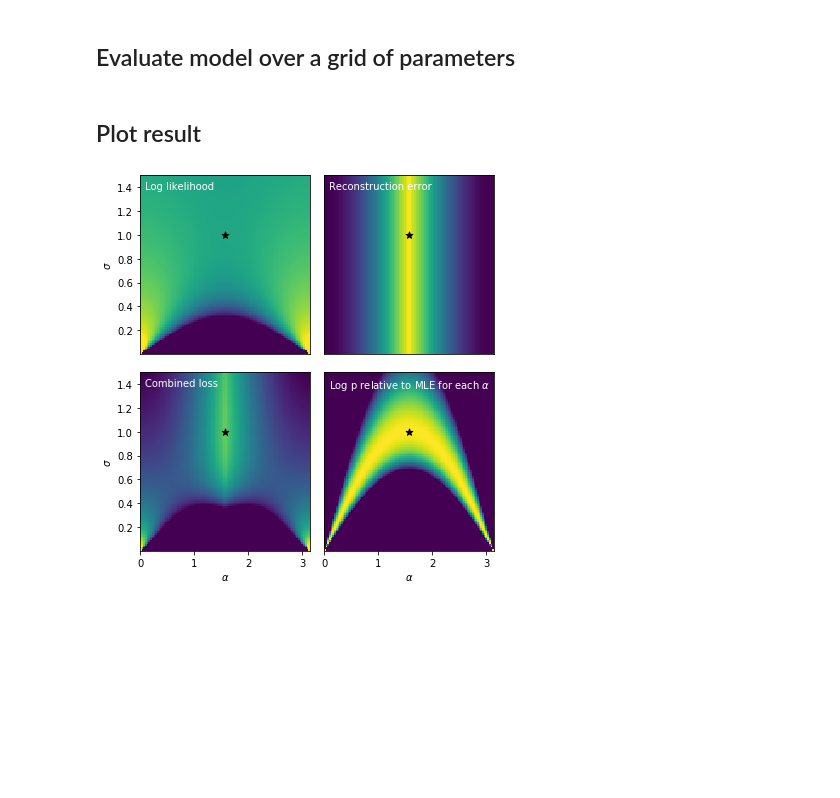
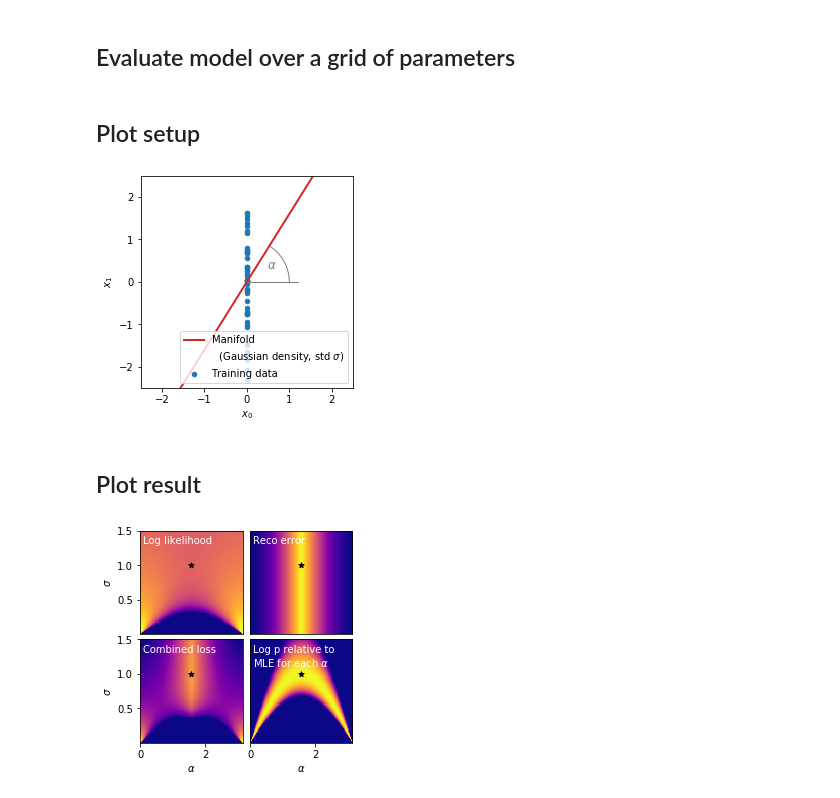
Before and after one commit to johannbrehmer/manifold-flow, a Jupyter notebook: experiments/notebooks/likelihood_instability_demo.ipynb, the cells around one changed output. Drawn from its saved outputs; the diff is of its cells as text; code cells hidden in the pictures; blank space fills up the shorter version.

```diff
--- a/experiments/notebooks/likelihood_instability_demo.ipynb
+++ b/experiments/notebooks/likelihood_instability_demo.ipynb
@@ -53,85 +56,107 @@ for alpha, std in zip(alpha_grid, std_grid):
 
 log_prob_grid = np.array(log_prob_grid).reshape(res, res)
 delta_x_grid = np.array(delta_x_grid).reshape(res, res)
+# %% [markdown]
+## Plot setup
+# %%
+fig, ax = ps.figure()
+
+plt.plot([0, 1.2], [0, 0], c="0.5", lw=1.)
+angles=np.linspace(0,np.arctan(8./5.), 100)
+plt.plot(np.cos(angles), np.sin(angles), c="0.5", lw=1.)
+plt.text(0.6, 0.4, r"$\alpha$", c="0.5", fontsize=12, ha="center", va="center")
+plt.scatter(x[:50,0], x[:50,1], s=20., c="C0", label="Training data")
+plt.plot([-5, 5], [-8, 8], c="C3", lw=2., label=r"Manifold")
+plt.plot([], [], c="white", ls=" ", label=r"  (Gaussian density, std $\sigma$)")
+plt.legend(loc="lower right")
+ax.axis("equal")
+plt.xlim(-2.5, 2.5)
+plt.ylim(-2.5, 2.5)
+plt.xlabel(r"$x_0$")
+plt.ylabel(r"$x_1$")
+
+plt.savefig("../figures/instability_demo_setup.pdf")
+# %% [output]
+[figure, added]
 # %% [markdown]
 ## Plot result
 # %%
-label_kwargs={"ha":"left", "va":"top", "x":0.08, "y":1.45, "c":"white", "fontsize":10.}
-plt.figure(figsize=(6,6))
+label_kwargs={"ha":"left", "va":"top", "x":0.1, "y":1.43, "c":"white", "fontsize":10., "fontweight":"normal"}
 
-ax = plt.subplot(2,2,1)
+fig, gs = ps.grid(2, 2)
+
+ax = plt.subplot(gs[0])
 zmin, zmax = -5., 1.
 im = plt.imshow(
     np.clip(log_prob_grid, zmin, zmax),
     extent=(0., np.pi, 1.e-6, 1.5),
     origin="lower",
-    cmap="viridis",
+    cmap=ps.CMAP,
     norm=matplotlib.colors.Normalize(zmin, zmax),
     interpolation='nearest',
     aspect="auto"
 )
-plt.scatter([0.5*np.pi],[1.], marker="*", s=50., c="black")
+plt.scatter([0.5*np.pi],[1.], marker="*", s=30., c=ps.COLOR_NEUTRAL1)
 plt.text(s="Log likelihood", **label_kwargs)
 plt.xlim(0., np.pi)
 plt.ylim(1.e-6, 1.5)
 plt.ylabel(r"$\sigma$")
 ax.get_xaxis().set_visible(False)
 
-ax = plt.subplot(2,2,2)
+ax = plt.subplot(gs[1])
 zmin, zmax = 0.,0.8
 im = plt.imshow(
     np.clip(delta_x_grid, zmin, zmax),
     extent=(0., np.pi, 1.e-6, 1.5),
     origin="lower",
-    cmap="viridis_r",
+    cmap=ps.CMAP_R,
     norm=matplotlib.colors.Normalize(zmin, zmax),
     interpolation='nearest',
     aspect="auto"
 )
-plt.scatter([0.5*np.pi],[1.], marker="*", s=50., c="black")
-plt.text(s="Reconstruction error", **label_kwargs)
+plt.scatter([0.5*np.pi],[1.], marker="*", s=30., c=ps.COLOR_NEUTRAL1)
+plt.text(s="Reco error", **label_kwargs)
 plt.xlim(0., np.pi)
 plt.ylim(1.e-6, 1.5)
 ax.get_xaxis().set_visible(False)
 ax.get_yaxis().set_visible(False)
 
-ax = plt.subplot(2,2,3)
+ax = plt.subplot(gs[2])
 zmin, zmax = 0.2,1.2
 im = plt.imshow(
     np.clip(delta_x_grid - 0.3 * log_prob_grid, zmin, zmax),
     extent=(0., np.pi, 1.e-6, 1.5),
     origin="lower",
-    cmap="viridis_r",
+    cmap=ps.CMAP_R,
     norm=matplotlib.colors.Normalize(zmin, zmax),
     interpolation='nearest',
     aspect="auto"
 )
-plt.scatter([0.5*np.pi],[1.], marker="*", s=50., c="black")
+plt.scatter([0.5*np.pi],[1.], marker="*", s=30., c=ps.COLOR_NEUTRAL1)
 plt.text(s="Combined loss", **label_kwargs)
 plt.xlim(0., np.pi)
 plt.ylim(1.e-6, 1.5)
 plt.xlabel(r"$\alpha$")
 plt.ylabel(r"$\sigma$")
 
-ax = plt.subplot(2,2,4)
+ax = plt.subplot(gs[3])
 zmin, zmax = -0.2, 0.
 im = plt.imshow(
     np.clip(log_prob_grid - np.max(log_prob_grid, axis=0)[np.newaxis, :], zmin, zmax),
     extent=(0., np.pi, 1.e-6, 1.5),
     origin="lower",
-    cmap="viridis",
+    cmap=ps.CMAP,
     norm=matplotlib.colors.Normalize(zmin, zmax),
     interpolation='nearest',
     aspect="auto"
 )
-plt.scatter([0.5*np.pi],[1.], marker="*", s=50., c="black")
-plt.text(s=r"Log p relative to MLE for each $\alpha$", **label_kwargs)
+plt.scatter([0.5*np.pi],[1.], marker="*", s=30., c=ps.COLOR_NEUTRAL1)
+plt.text(s="Log p relative to \n" + r"MLE for each $\alpha$", **label_kwargs)
 plt.xlim(0., np.pi)
 plt.ylim(1.e-6, 1.5)
 plt.xlabel(r"$\alpha$")
 ax.get_yaxis().set_visible(False)
 
-plt.tight_layout()
-plt.savefig("../figures/instability_demo_losses.pdf")
+plt.savefig("../figures/instability_demo_losses.pdf", dpi=600.)
 # %% [output]
-[figure, old version]
+[figure, new version]
```
Also changed, not shown: parts of 3 cells of this notebook, 8 other files.
